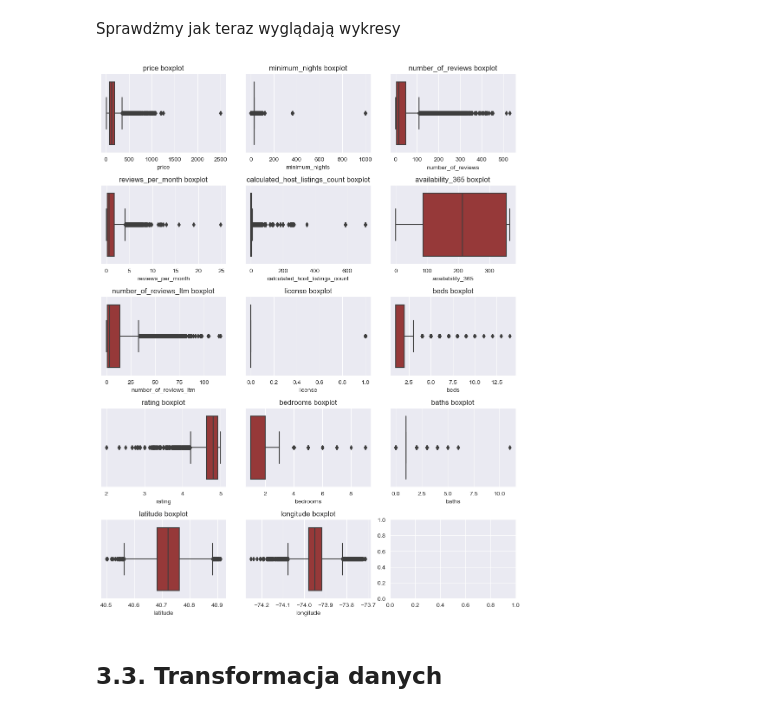
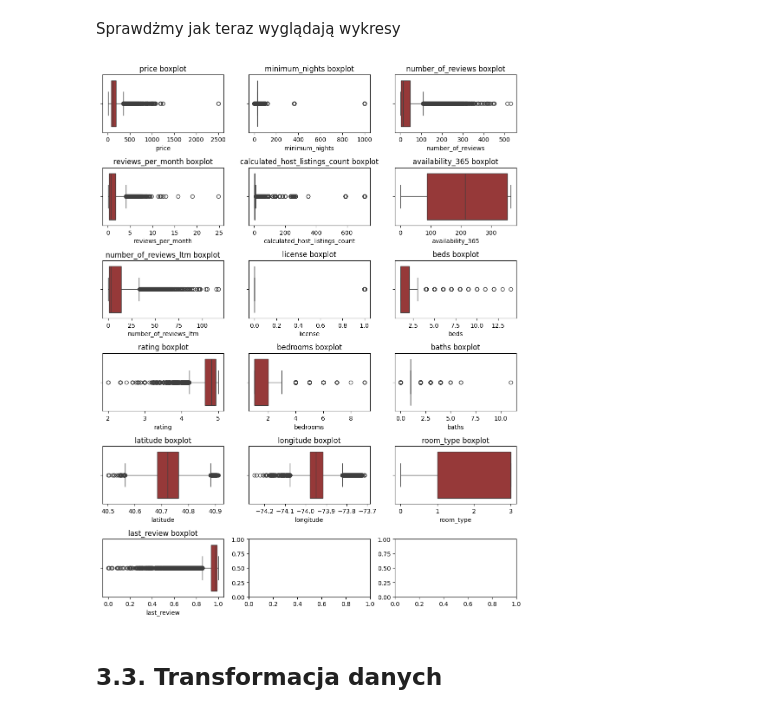
Before and after one commit to AristocratesJ/New-York-Airbnb-Clustering-Task, a Jupyter notebook: feature_engineering/feature_engineering.ipynb, the cells around one changed output. Cells and saved outputs as stored; diff of their text form; code cells hidden in the pictures.

```diff
--- a/feature_engineering/feature_engineering.ipynb
+++ b/feature_engineering/feature_engineering.ipynb
@@ -171,0 +193,6 @@ a jesli ja zostawiamy to nie wiem jak ja zakodowac
+# %%
+# potem tak naprawde robimy minmaxscaling
+a = new_review.min()
+b = new_review.max()
+new_review = new_review.apply(lambda x: (x - a) / (b - a))
+new_review
@@ -171,0 +220,4 @@ a jesli ja zostawiamy to nie wiem jak ja zakodowac
+# %%
+# Pozostaje przypisać do ramki wyjściowej i kolumn numerycznych
+df["last_review"] = new_review
+numerical.append("last_review")
@@ -173,7 +231,7 @@ a jesli ja zostawiamy to nie wiem jak ja zakodowac
 ## 3.3. Outliery
 # %%
 #pokazujemy oprocz zmiennej license, bo to zmienna binarna
-fig, axs = plt.subplots(5, 3, figsize = (10, 13))
+fig, axs = plt.subplots(6, 3, figsize = (10, 13))
 axs = axs.flatten()
 
 # nasze numeryczne
@@ -189,6 +250,6 @@ plt.show()
 # %%
 #usuwamy outliery oprocz dla zmiennyc binarnych (license), zmiennej kategorycznej (room_type), daty (last_review), wspolrzednych (latitude, longitude) oraz ratingu (bo ma duzo Nan)
-cols_rest = [cols for cols in df.columns if cols not in ["license", "room_type", "last_review", "latitude", "longitude", "rating"]]
+cols_rest = [cols for cols in df.columns if cols not in ["license", "room_type", "latitude", "longitude", "rating"]]
 
 from pyod.models.knn import KNN
 clf = KNN(contamination=0.04)
@@ -221,16 +283,16 @@ df
 # %% [markdown]
 Sprawdżmy jak teraz wyglądają wykresy
 # %%
-fig, axs = plt.subplots(5, 3, figsize = (10, 13))
+fig, axs = plt.subplots(6, 3, figsize = (10, 13))
 axs = axs.flatten()
 
 for i, col in enumerate(numerical):
     sns.boxplot(data = df, x = col, ax=axs[i], color = "brown").set(title = col + " boxplot")
 
 plt.tight_layout()
 plt.show()
 # %% [output]
-[figure, old version]
+[figure, new version]
 # %% [markdown]
 ## 3.3. Transformacja danych
 # %%
```
Also changed, not shown: parts of 51 cells of this notebook.
